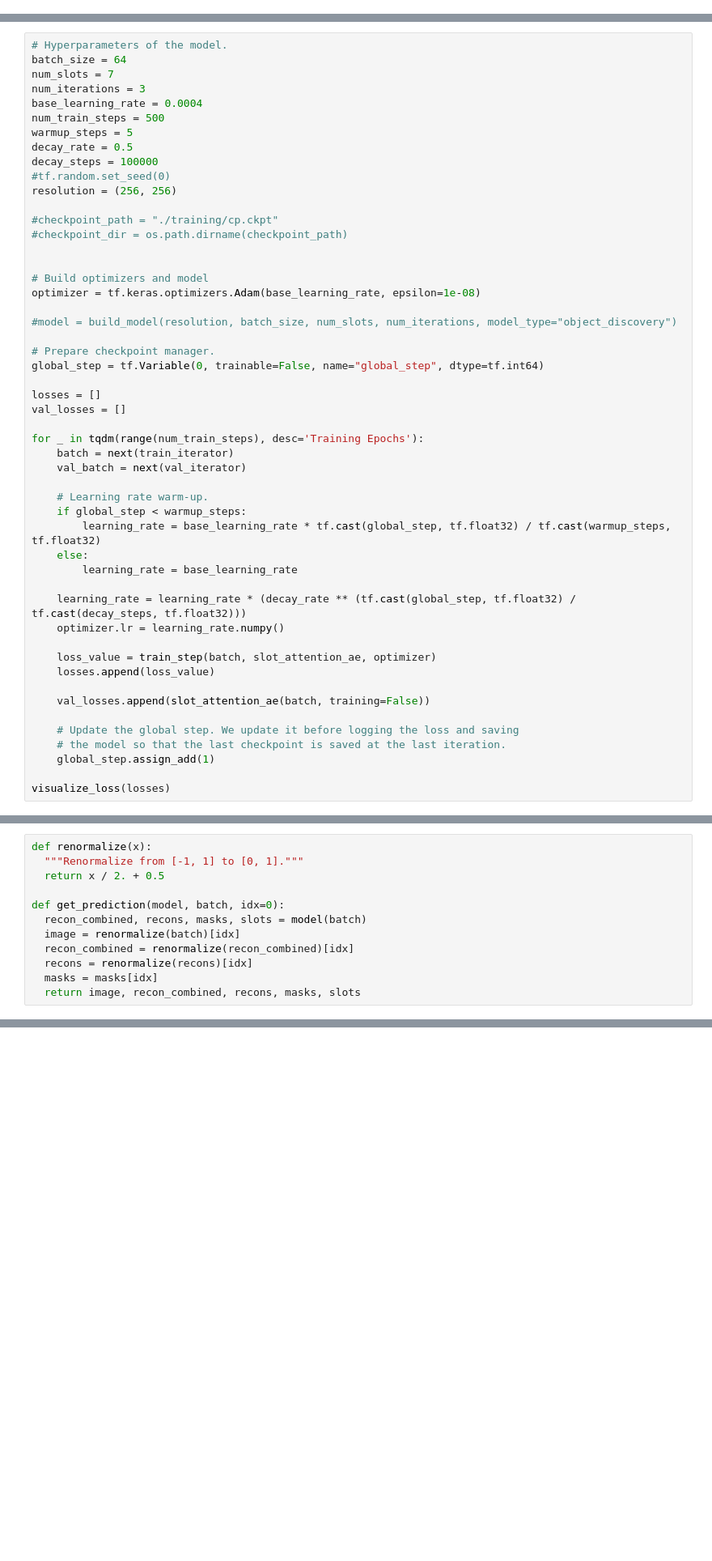
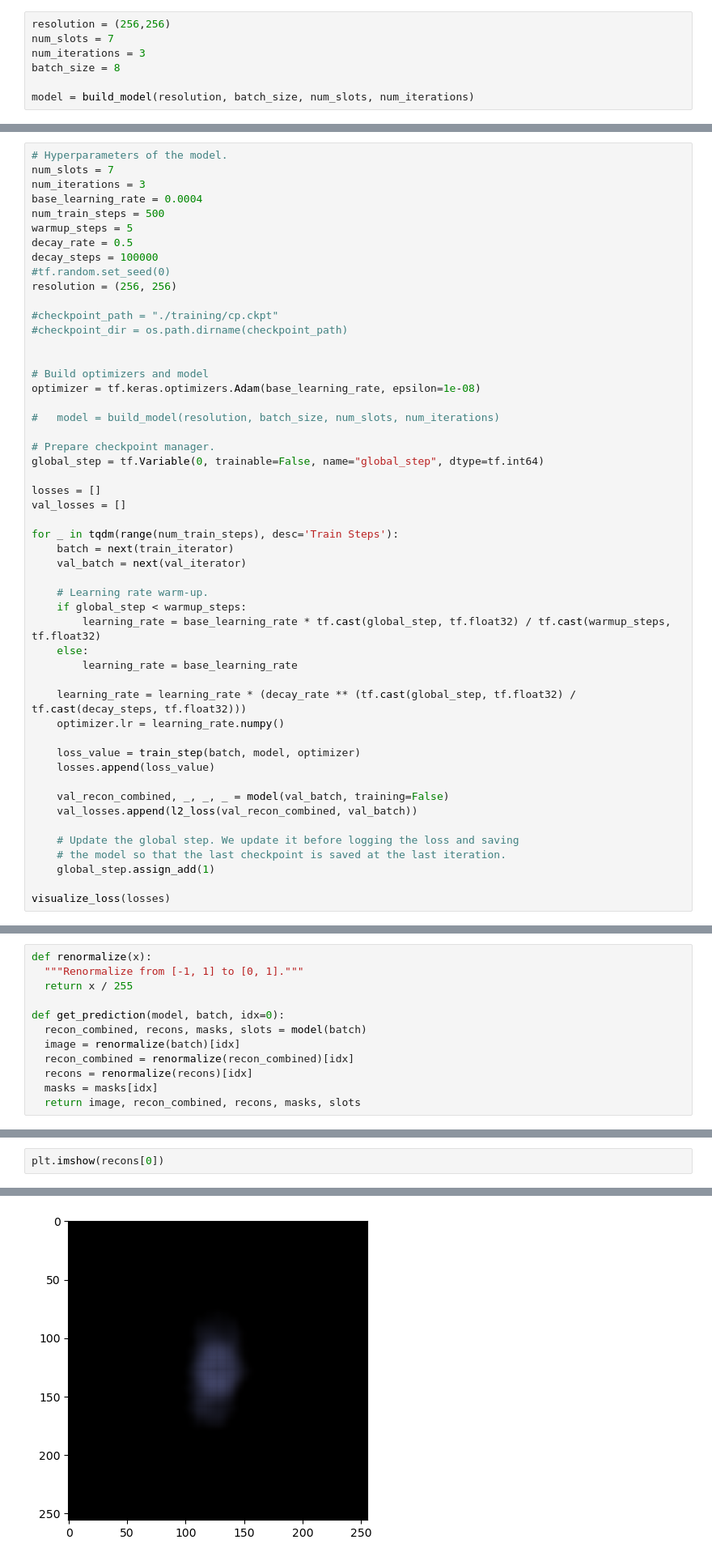
Before and after one commit to joobumjin/SlotAttention, a Jupyter notebook: Slot_Attention.ipynb, the cells around one changed output, grey strips where cells are left out. Shown: that part at 81% size. Drawn from its saved outputs; the diff is of its cells as text; blank space fills up the shorter version.

```diff
--- a/Slot_Attention.ipynb
+++ b/Slot_Attention.ipynb
@@ -230,0 +12,7 @@ ________________________________________________________________________________
+# %%
+resolution = (256,256)
+num_slots = 7
+num_iterations = 3
+batch_size = 8
+
+model = build_model(resolution, batch_size, num_slots, num_iterations)
@@ -372,6 +194,5 @@ val_iterator = cycle(list(val_iterator))
 # %%
 # Hyperparameters of the model.
-batch_size = 64
 num_slots = 7
 num_iterations = 3
 base_learning_rate = 0.0004
@@ -389,7 +210,7 @@ resolution = (256, 256)
 # Build optimizers and model
 optimizer = tf.keras.optimizers.Adam(base_learning_rate, epsilon=1e-08)
 
-#model = build_model(resolution, batch_size, num_slots, num_iterations, model_type="object_discovery")
+#   model = build_model(resolution, batch_size, num_slots, num_iterations)
 
 # Prepare checkpoint manager.
 global_step = tf.Variable(0, trainable=False, name="global_step", dtype=tf.int64)
@@ -397,7 +218,7 @@ global_step = tf.Variable(0, trainable=False, name="global_step", dtype=tf.int64
 losses = []
 val_losses = []
 
-for _ in tqdm(range(num_train_steps), desc='Training Epochs'):
+for _ in tqdm(range(num_train_steps), desc='Train Steps'):
     batch = next(train_iterator)
     val_batch = next(val_iterator)
 
@@ -410,10 +231,11 @@ for _ in tqdm(range(num_train_steps), desc='Training Epochs'):
     learning_rate = learning_rate * (decay_rate ** (tf.cast(global_step, tf.float32) / tf.cast(decay_steps, tf.float32)))
     optimizer.lr = learning_rate.numpy()
 
-    loss_value = train_step(batch, slot_attention_ae, optimizer)
+    loss_value = train_step(batch, model, optimizer)
     losses.append(loss_value)
 
-    val_losses.append(slot_attention_ae(batch, training=False))
+    val_recon_combined, _, _, _ = model(val_batch, training=False)
+    val_losses.append(l2_loss(val_recon_combined, val_batch))
 
     # Update the global step. We update it before logging the loss and saving
     # the model so that the last checkpoint is saved at the last iteration.
@@ -425,7 +251,7 @@ num images: 49325
 # %%
 def renormalize(x):
   """Renormalize from [-1, 1] to [0, 1]."""
-  return x / 2. + 0.5
+  return x / 255
 
 def get_prediction(model, batch, idx=0):
   recon_combined, recons, masks, slots = model(batch)
@@ -460,0 +290,3 @@ for i in range(len(ax)):
+# %%
+plt.imshow(recons[0])
+# %% [output]
@@ -460,0 +295 @@ for i in range(len(ax)):
+[figure, added]
```
Also changed, not shown: parts of 16 cells of this notebook.
